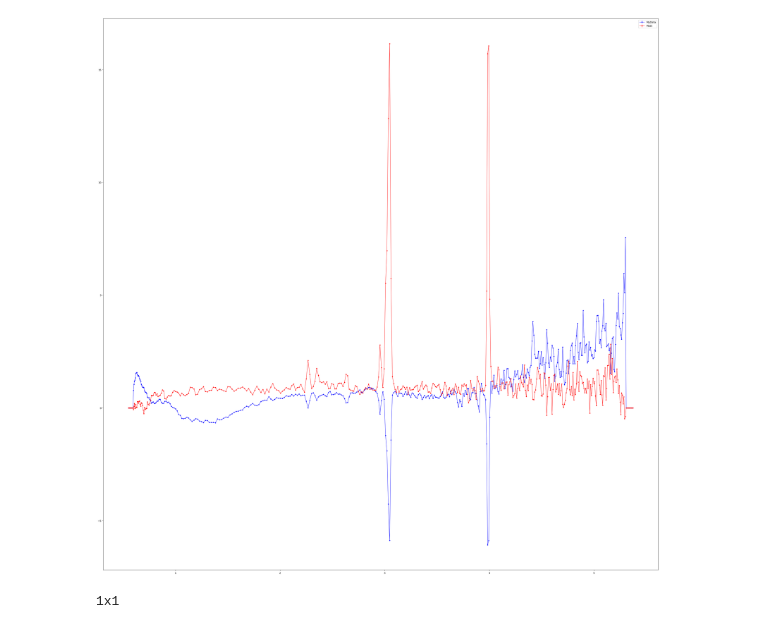
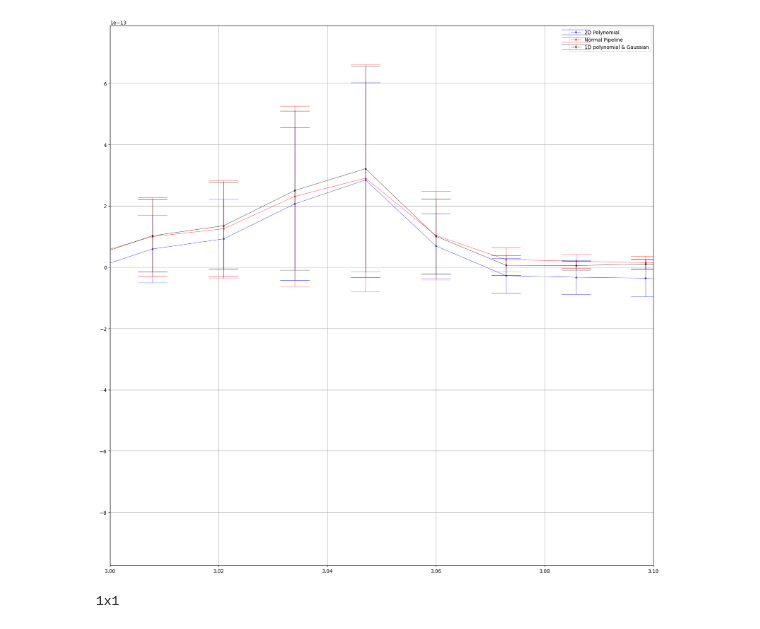
Before and after one commit to TimEpsilon/BetterNIRSpecBackground, a Jupyter notebook: JWST/TestStage2/FindBestModel.ipynb, the cells around one changed output. Saved outputs shown, nothing was run; the diff lists cells and outputs as text; code cells hidden in the pictures.

```diff
--- a/JWST/TestStage2/FindBestModel.ipynb
+++ b/JWST/TestStage2/FindBestModel.ipynb
@@ -13,12 +13,16 @@ from matplotlib import cm
 workingDir = "../mastDownload/JWST/CEERS-NIRSPEC-P5-PRISM-MSATA/"
 mastPath = workingDir + "Mast/jw01345-o063_s01699_nirspec_clear-prism_s2d.fits"
 myPath = workingDir + "Final/jw01345-o063_s01699_nirspec_clear-prism_s2d.fits"
+betterPath = workingDir + "BetterPolyn/jw01345-o063_s01699_nirspec_clear-prism_s2d.fits"
 
 mastmos = dm.open(mastPath)
 mastData = mastmos.data
 
 mymos = dm.open(myPath)
 myData = mymos.data
+
+bettermos = dm.open(betterPath)
+betterData = bettermos.data
 
 plt.figure()
 z = ZScaleInterval()
@@ -33,10 +37,9 @@ plt.imshow(myData,vmin=z1,vmax=z2)
 plt.show()
 
 plt.figure()
-res = myData - mastData
 z = ZScaleInterval()
-z1, z2 = z.get_limits(res)
-plt.imshow(res,vmin=z1,vmax=z2)
+z1, z2 = z.get_limits(betterData)
+plt.imshow(betterData,vmin=z1,vmax=z2)
 plt.show()
 # %% [output]
 [figure]
@@ -92,6 +95,10 @@ for slit in slits:
         Y, X = np.indices(mastmos.data.shape)
         ra, dec, lamb = mastmos.meta.wcs.transform('detector', 'world', X, Y)
         mast_x, mast_y, mast_err = extract_spectrum(mastmos,"mast",lamb=lamb)
+
+        Y, X = np.indices(bettermos.data.shape)
+        ra, dec, lamb = bettermos.meta.wcs.transform('detector', 'world', X, Y)
+        better_x, better_y, better_err = extract_spectrum(bettermos,"mast",lamb=lamb)
 # %% [output]
 14.309998466964771
 <Figure size 640x480 with 0 Axes>
@@ -106,13 +116,16 @@ for slit in slits:
 # %%
-plt.figure(figsize=(40,40))
+plt.figure(figsize=(20,20))
 #plt.errorbar(src_x,src_y/src_y[~np.isnan(src_y)].mean(),yerr=src_err,color="k",marker='.',linewidth=1,label="Srctype")
-plt.errorbar(my_x,my_y/my_y.mean(),yerr=my_err,color="b",marker='.',linewidth=1,label="MyData")
-plt.errorbar(mast_x,mast_y/mast_y.mean(),yerr=mast_err,color="r",marker='.',linewidth=1,label="Mast")
+plt.errorbar(my_x,my_y,yerr=my_err,color="b",marker='.',linewidth=1,label="2D Polynomial",alpha=0.5,capsize=30)
+plt.errorbar(mast_x,mast_y,yerr=mast_err,color="r",marker='.',linewidth=1,label="Normal Pipeline",alpha=0.5,capsize=30)
+plt.errorbar(better_x,better_y,yerr=better_err,color='k',marker='.',linewidth=1,label="1D polynomial & Gaussian",alpha=0.5,capsize=30)
 
+plt.xlim(3,3.1)
+plt.grid()
 plt.legend()
 plt.show()
 # %% [output]
-[figure, old version]
+[figure, new version]
 # %%
 def gaussian(x,x0,A,s):
     """
```
Also changed, not shown: parts of 2 cells of this notebook, 1 other file.
